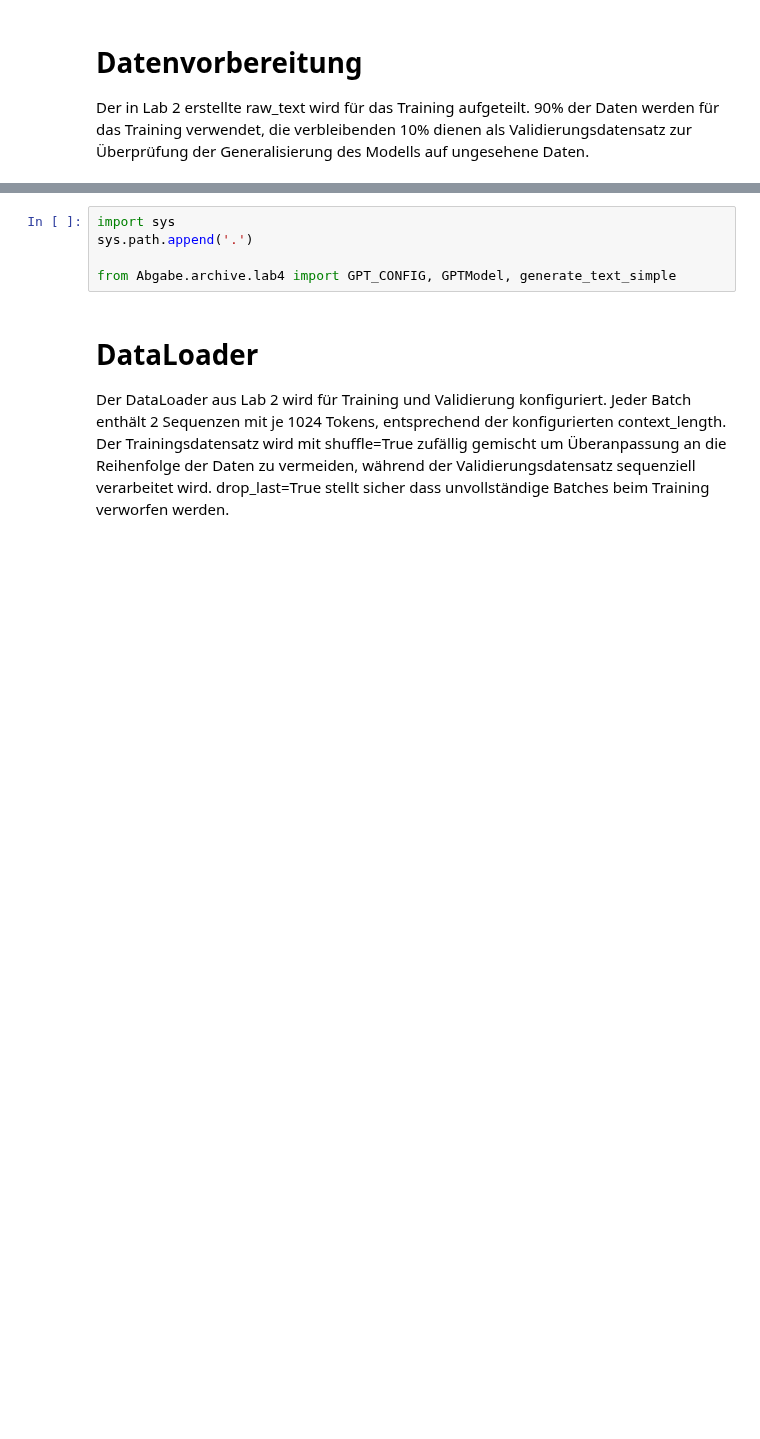
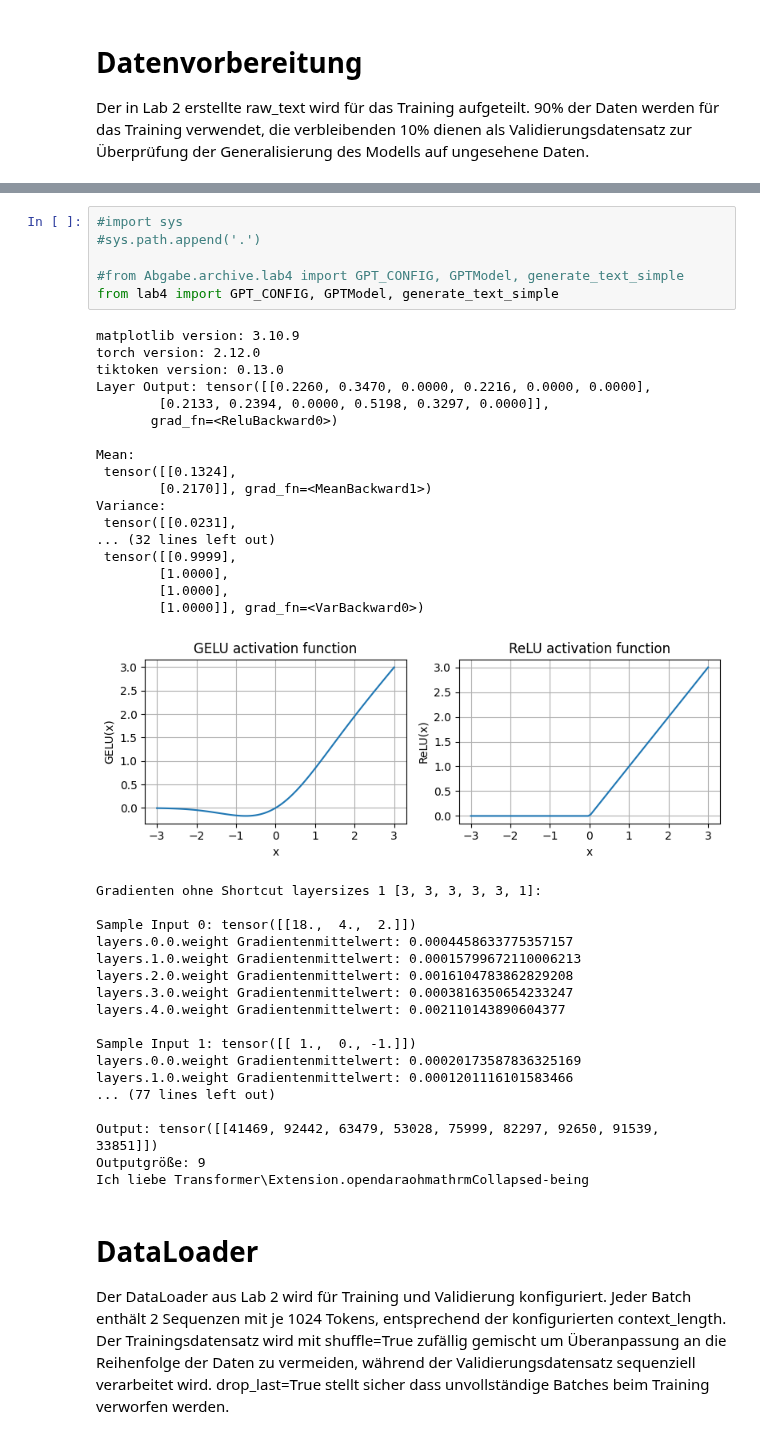
Before and after one commit to fhollaender/LLMs-from-scratch, a Jupyter notebook: Abgabe/lab5.ipynb, the cells around one changed output, grey strips where cells are left out. Saved outputs shown, nothing was run; the diff lists cells and outputs as text; blank space fills up the shorter version.

```diff
--- a/Abgabe/lab5.ipynb
+++ b/Abgabe/lab5.ipynb
@@ -32,10 +33,47 @@ print(f"Validierung: {len(val_data)} Zeichen")
 Training: 45000 Zeichen
 Validierung: 5000 Zeichen
 # %%
-import sys
-sys.path.append('.')
+#import sys
+#sys.path.append('.')
 
-from Abgabe.archive.lab4 import GPT_CONFIG, GPTModel, generate_text_simple
+#from Abgabe.archive.lab4 import GPT_CONFIG, GPTModel, generate_text_simple
+from lab4 import GPT_CONFIG, GPTModel, generate_text_simple
+# %% [output]
+matplotlib version: 3.10.9
+torch version: 2.12.0
+tiktoken version: 0.13.0
+Layer Output: tensor([[0.2260, 0.3470, 0.0000, 0.2216, 0.0000, 0.0000],
+        [0.2133, 0.2394, 0.0000, 0.5198, 0.3297, 0.0000]],
+       grad_fn=<ReluBackward0>)
+
+Mean:
+ tensor([[0.1324],
+        [0.2170]], grad_fn=<MeanBackward1>)
+Variance:
+ tensor([[0.0231],
+... (32 lines left out)
+ tensor([[0.9999],
+        [1.0000],
+        [1.0000],
+        [1.0000]], grad_fn=<VarBackward0>)
+[figure, added]
+Gradienten ohne Shortcut layersizes 1 [3, 3, 3, 3, 3, 1]:
+
+Sample Input 0: tensor([[18.,  4.,  2.]])
+layers.0.0.weight Gradientenmittelwert: 0.0004458633775357157
+layers.1.0.weight Gradientenmittelwert: 0.00015799672110006213
+layers.2.0.weight Gradientenmittelwert: 0.0016104783862829208
+layers.3.0.weight Gradientenmittelwert: 0.0003816350654233247
+layers.4.0.weight Gradientenmittelwert: 0.002110143890604377
+
+Sample Input 1: tensor([[ 1.,  0., -1.]])
+layers.0.0.weight Gradientenmittelwert: 0.00020173587836325169
+layers.1.0.weight Gradientenmittelwert: 0.0001201116101583466
+... (77 lines left out)
+
+Output: tensor([[41469, 92442, 63479, 53028, 75999, 82297, 92650, 91539, 33851]])
+Outputgröße: 9
+Ich liebe Transformer\Extension.opendaraohmathrmCollapsed-being
 # %% [markdown]
 # DataLoader
 
```
Also changed, not shown: parts of 5 cells of this notebook, 1 other file.
